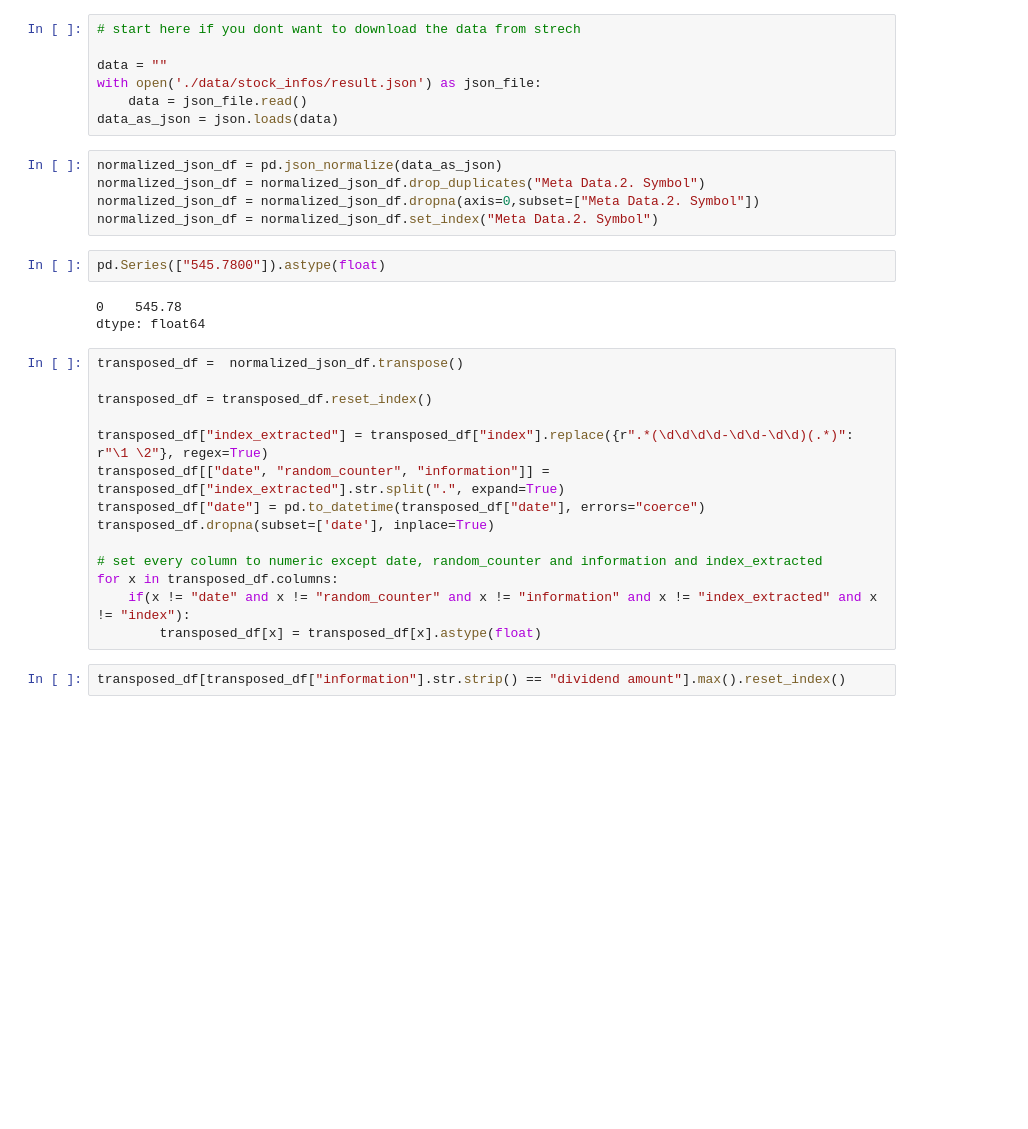
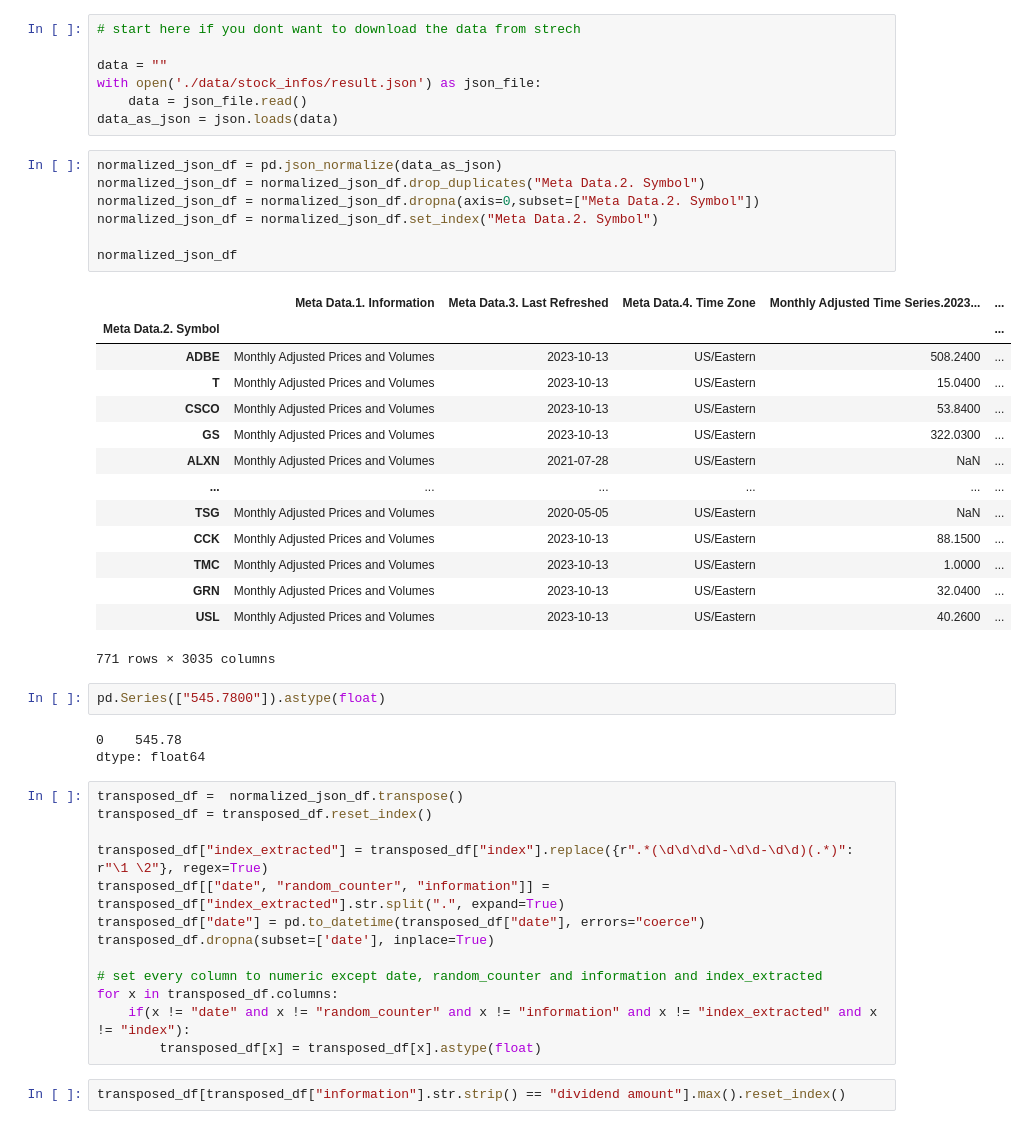
Before and after one commit to BeneSell/Backtesting_Dividenden_Portfolio, a Jupyter notebook: download_history_data.ipynb, the cells around one changed output. Cells and saved outputs as stored; diff of their text form; blank space fills up the shorter version.

```diff
--- a/download_history_data.ipynb
+++ b/download_history_data.ipynb
@@ -141,8 +141,25 @@ data_as_json = json.loads(data)
 # %%
 normalized_json_df = pd.json_normalize(data_as_json)
 normalized_json_df = normalized_json_df.drop_duplicates("Meta Data.2. Symbol")
 normalized_json_df = normalized_json_df.dropna(axis=0,subset=["Meta Data.2. Symbol"])
 normalized_json_df = normalized_json_df.set_index("Meta Data.2. Symbol")
+
+normalized_json_df
+# %% [output]
+|  | Meta Data.1. Information | Meta Data.3. Last Refreshed | Meta Data.4. Time Zone | Monthly Adjusted Time Series.2023... | ... |
+| Meta Data.2. Symbol |  |  |  |  | ... |
+| ADBE | Monthly Adjusted Prices and Volumes | 2023-10-13 | US/Eastern | 508.2400 | ... |
+| T | Monthly Adjusted Prices and Volumes | 2023-10-13 | US/Eastern | 15.0400 | ... |
+| CSCO | Monthly Adjusted Prices and Volumes | 2023-10-13 | US/Eastern | 53.8400 | ... |
+| GS | Monthly Adjusted Prices and Volumes | 2023-10-13 | US/Eastern | 322.0300 | ... |
+| ALXN | Monthly Adjusted Prices and Volumes | 2021-07-28 | US/Eastern | NaN | ... |
+| ... | ... | ... | ... | ... | ... |
+| TSG | Monthly Adjusted Prices and Volumes | 2020-05-05 | US/Eastern | NaN | ... |
+| CCK | Monthly Adjusted Prices and Volumes | 2023-10-13 | US/Eastern | 88.1500 | ... |
+| TMC | Monthly Adjusted Prices and Volumes | 2023-10-13 | US/Eastern | 1.0000 | ... |
+| GRN | Monthly Adjusted Prices and Volumes | 2023-10-13 | US/Eastern | 32.0400 | ... |
+| USL | Monthly Adjusted Prices and Volumes | 2023-10-13 | US/Eastern | 40.2600 | ... |
+771 rows × 3035 columns
 # %%
 pd.Series(["545.7800"]).astype(float)
 # %% [output]
@@ -150,7 +167,6 @@ pd.Series(["545.7800"]).astype(float)
 dtype: float64
 # %%
 transposed_df =  normalized_json_df.transpose()
-
 transposed_df = transposed_df.reset_index()
 
 transposed_df["index_extracted"] = transposed_df["index"].replace({r".*(\d\d\d\d-\d\d-\d\d)(.*)": r"\1 \2"}, regex=True)
```
Also changed, not shown: parts of 1 cell of this notebook, 3 other files.
